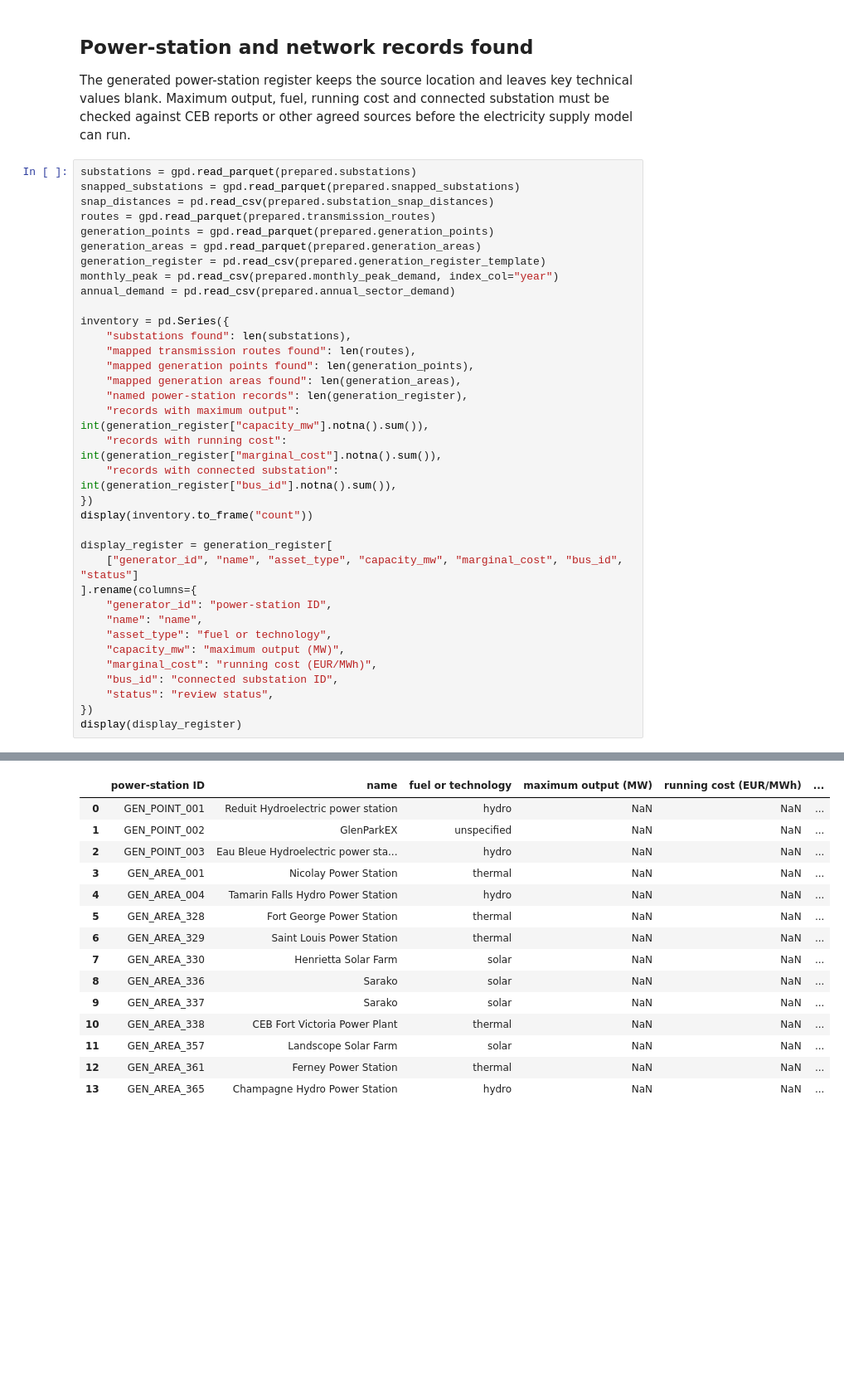
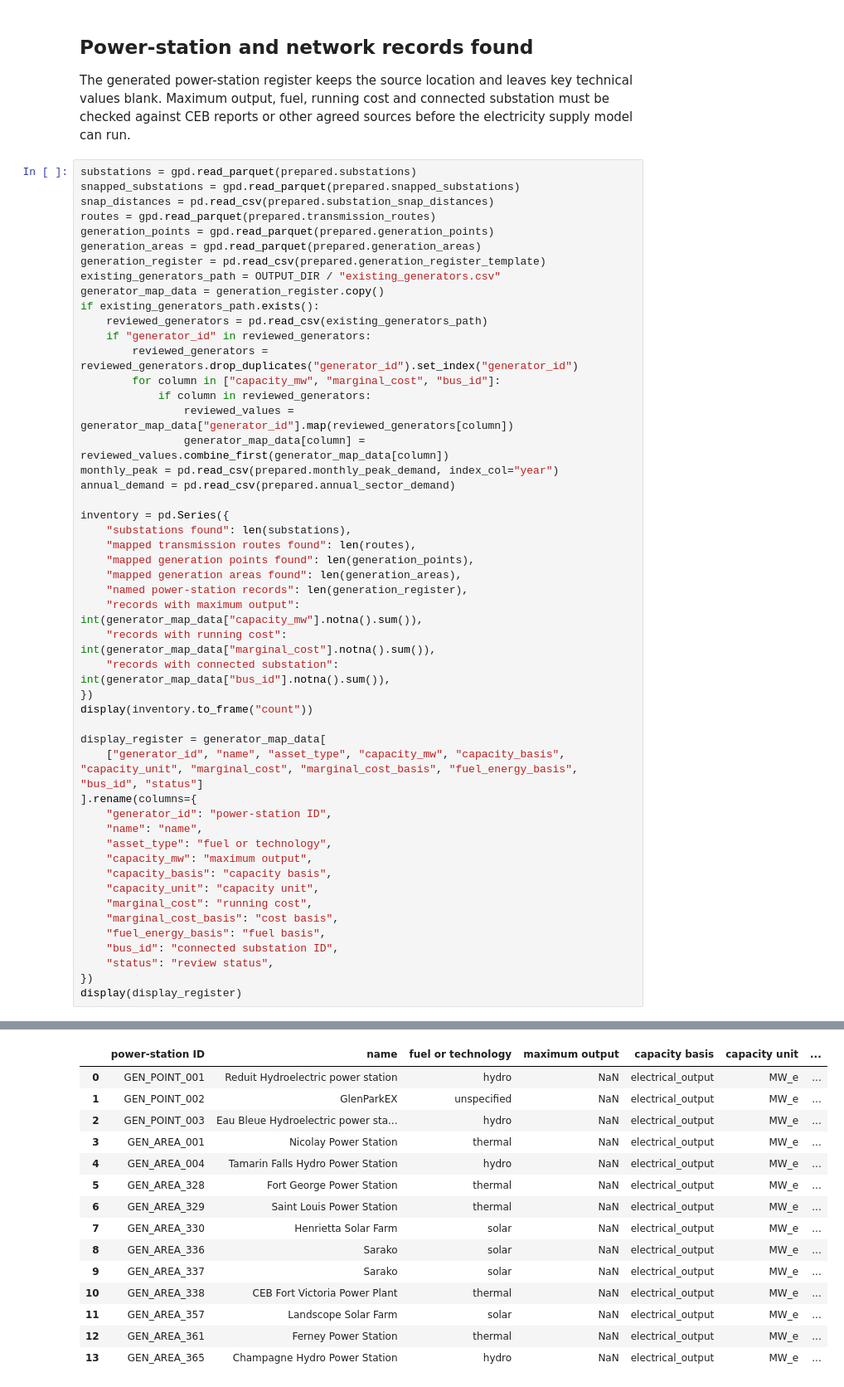
Before and after one commit to cpalazzi/pypsa-earth-mauritius-kestrel, a Jupyter notebook: notebooks/asset_model/00_data_intake.ipynb, the cells around one changed output, grey strips where cells are left out. Shown at 83% size. Drawn from its saved outputs; the diff is of its cells as text; blank space fills up the shorter version.

```diff
--- a/notebooks/asset_model/00_data_intake.ipynb
+++ b/notebooks/asset_model/00_data_intake.ipynb
@@ -61,58 +70,72 @@ routes = gpd.read_parquet(prepared.transmission_routes)
 generation_points = gpd.read_parquet(prepared.generation_points)
 generation_areas = gpd.read_parquet(prepared.generation_areas)
 generation_register = pd.read_csv(prepared.generation_register_template)
+existing_generators_path = OUTPUT_DIR / "existing_generators.csv"
+generator_map_data = generation_register.copy()
+if existing_generators_path.exists():
+    reviewed_generators = pd.read_csv(existing_generators_path)
+    if "generator_id" in reviewed_generators:
+        reviewed_generators = reviewed_generators.drop_duplicates("generator_id").set_index("generator_id")
+        for column in ["capacity_mw", "marginal_cost", "bus_id"]:
+            if column in reviewed_generators:
+                reviewed_values = generator_map_data["generator_id"].map(reviewed_generators[column])
+                generator_map_data[column] = reviewed_values.combine_first(generator_map_data[column])
 monthly_peak = pd.read_csv(prepared.monthly_peak_demand, index_col="year")
 annual_demand = pd.read_csv(prepared.annual_sector_demand)
 
 inventory = pd.Series({
     "substations found": len(substations),
     "mapped transmission routes found": len(routes),
     "mapped generation points found": len(generation_points),
     "mapped generation areas found": len(generation_areas),
     "named power-station records": len(generation_register),
-    "records with maximum output": int(generation_register["capacity_mw"].notna().sum()),
-    "records with running cost": int(generation_register["marginal_cost"].notna().sum()),
-    "records with connected substation": int(generation_register["bus_id"].notna().sum()),
+    "records with maximum output": int(generator_map_data["capacity_mw"].notna().sum()),
+    "records with running cost": int(generator_map_data["marginal_cost"].notna().sum()),
+    "records with connected substation": int(generator_map_data["bus_id"].notna().sum()),
 })
 display(inventory.to_frame("count"))
 
-display_register = generation_register[
-    ["generator_id", "name", "asset_type", "capacity_mw", "marginal_cost", "bus_id", "status"]
+display_register = generator_map_data[
+    ["generator_id", "name", "asset_type", "capacity_mw", "capacity_basis", "capacity_unit", "marginal_cost", "marginal_cost_basis", "fuel_energy_basis", "bus_id", "status"]
 ].rename(columns={
     "generator_id": "power-station ID",
     "name": "name",
     "asset_type": "fuel or technology",
-    "capacity_mw": "maximum output (MW)",
-    "marginal_cost": "running cost (EUR/MWh)",
+    "capacity_mw": "maximum output",
+    "capacity_basis": "capacity basis",
+    "capacity_unit": "capacity unit",
+    "marginal_cost": "running cost",
+    "marginal_cost_basis": "cost basis",
+    "fuel_energy_basis": "fuel basis",
     "bus_id": "connected substation ID",
     "status": "review status",
 })
 display(display_register)
 # %% [output]
 |  | count |
 | substations found | 18 |
 | mapped transmission routes found | 6 |
 | mapped generation points found | 16 |
 | mapped generation areas found | 365 |
 | named power-station records | 14 |
 | records with maximum output | 0 |
 | records with running cost | 0 |
 | records with connected substation | 0 |
-|  | power-station ID | name | fuel or technology | maximum output (MW) | running cost (EUR/MWh) | ... |
-| 0 | GEN_POINT_001 | Reduit Hydroelectric power station | hydro | NaN | NaN | ... |
-| 1 | GEN_POINT_002 | GlenParkEX | unspecified | NaN | NaN | ... |
-| 2 | GEN_POINT_003 | Eau Bleue Hydroelectric power sta... | hydro | NaN | NaN | ... |
-| 3 | GEN_AREA_001 | Nicolay Power Station | thermal | NaN | NaN | ... |
-| 4 | GEN_AREA_004 | Tamarin Falls Hydro Power Station | hydro | NaN | NaN | ... |
-| 5 | GEN_AREA_328 | Fort George Power Station | thermal | NaN | NaN | ... |
-| 6 | GEN_AREA_329 | Saint Louis Power Station | thermal | NaN | NaN | ... |
-| 7 | GEN_AREA_330 | Henrietta Solar Farm | solar | NaN | NaN | ... |
-| 8 | GEN_AREA_336 | Sarako | solar | NaN | NaN | ... |
-| 9 | GEN_AREA_337 | Sarako | solar | NaN | NaN | ... |
-| 10 | GEN_AREA_338 | CEB Fort Victoria Power Plant | thermal | NaN | NaN | ... |
-| 11 | GEN_AREA_357 | Landscope Solar Farm | solar | NaN | NaN | ... |
-| 12 | GEN_AREA_361 | Ferney Power Station | thermal | NaN | NaN | ... |
-| 13 | GEN_AREA_365 | Champagne Hydro Power Station | hydro | NaN | NaN | ... |
+|  | power-station ID | name | fuel or technology | maximum output | capacity basis | capacity unit | ... |
+| 0 | GEN_POINT_001 | Reduit Hydroelectric power station | hydro | NaN | electrical_output | MW_e | ... |
+| 1 | GEN_POINT_002 | GlenParkEX | unspecified | NaN | electrical_output | MW_e | ... |
+| 2 | GEN_POINT_003 | Eau Bleue Hydroelectric power sta... | hydro | NaN | electrical_output | MW_e | ... |
+| 3 | GEN_AREA_001 | Nicolay Power Station | thermal | NaN | electrical_output | MW_e | ... |
+| 4 | GEN_AREA_004 | Tamarin Falls Hydro Power Station | hydro | NaN | electrical_output | MW_e | ... |
+| 5 | GEN_AREA_328 | Fort George Power Station | thermal | NaN | electrical_output | MW_e | ... |
+| 6 | GEN_AREA_329 | Saint Louis Power Station | thermal | NaN | electrical_output | MW_e | ... |
+| 7 | GEN_AREA_330 | Henrietta Solar Farm | solar | NaN | electrical_output | MW_e | ... |
+| 8 | GEN_AREA_336 | Sarako | solar | NaN | electrical_output | MW_e | ... |
+| 9 | GEN_AREA_337 | Sarako | solar | NaN | electrical_output | MW_e | ... |
+| 10 | GEN_AREA_338 | CEB Fort Victoria Power Plant | thermal | NaN | electrical_output | MW_e | ... |
+| 11 | GEN_AREA_357 | Landscope Solar Farm | solar | NaN | electrical_output | MW_e | ... |
+| 12 | GEN_AREA_361 | Ferney Power Station | thermal | NaN | electrical_output | MW_e | ... |
+| 13 | GEN_AREA_365 | Champagne Hydro Power Station | hydro | NaN | electrical_output | MW_e | ... |
 # %% [markdown]
 ## Substation alignment warning
 
```
Also changed, not shown: parts of 2 cells of this notebook, 11 other files.
